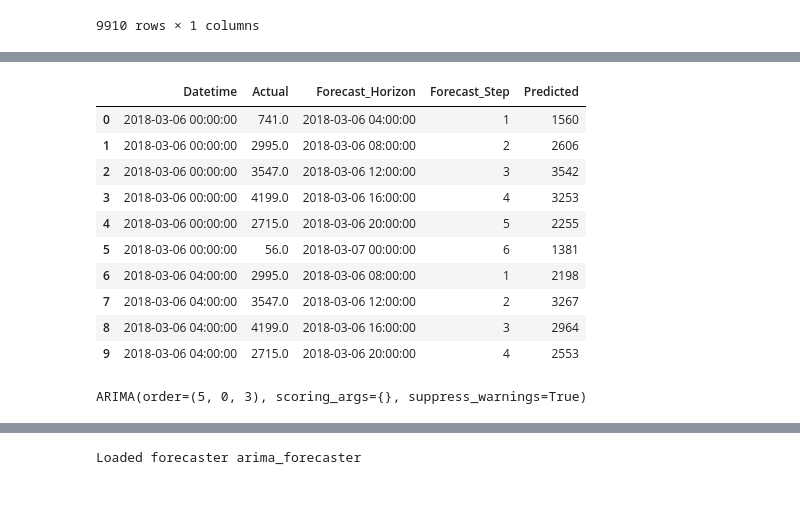
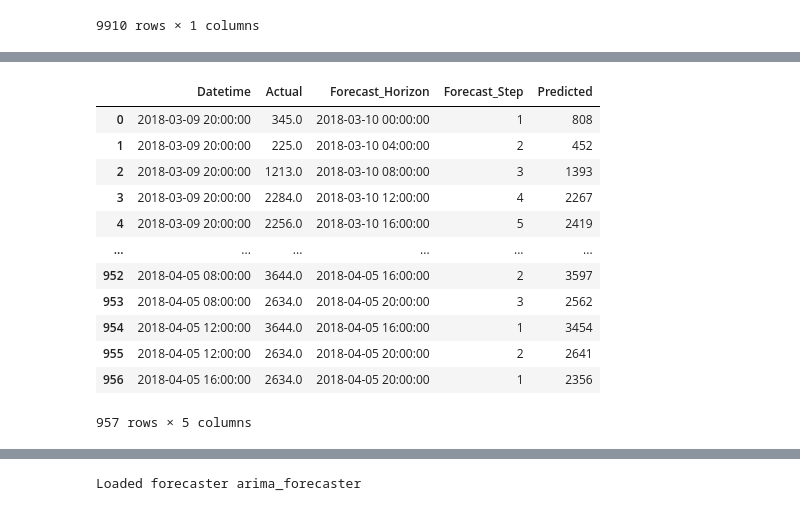
Before and after one commit to wang-yiche/DS5500-Project, a Jupyter notebook: Untitled.ipynb, the cells around one changed output, grey strips where cells are left out. Cells and saved outputs as stored; diff of their text form; code cells hidden in the pictures.

Commit message:
add MLP Model

```diff
--- a/Untitled.ipynb
+++ b/Untitled.ipynb
@@ -39,21 +41,19 @@ forecasts, model = tool.fit()
 # %%
-forecasts.head(10)
+forecasts
 # %% [output]
 |  | Datetime | Actual | Forecast_Horizon | Forecast_Step | Predicted |
-| 0 | 2018-03-06 00:00:00 | 741.0 | 2018-03-06 04:00:00 | 1 | 1560 |
-| 1 | 2018-03-06 00:00:00 | 2995.0 | 2018-03-06 08:00:00 | 2 | 2606 |
-| 2 | 2018-03-06 00:00:00 | 3547.0 | 2018-03-06 12:00:00 | 3 | 3542 |
-| 3 | 2018-03-06 00:00:00 | 4199.0 | 2018-03-06 16:00:00 | 4 | 3253 |
-| 4 | 2018-03-06 00:00:00 | 2715.0 | 2018-03-06 20:00:00 | 5 | 2255 |
-| 5 | 2018-03-06 00:00:00 | 56.0 | 2018-03-07 00:00:00 | 6 | 1381 |
-| 6 | 2018-03-06 04:00:00 | 2995.0 | 2018-03-06 08:00:00 | 1 | 2198 |
-| 7 | 2018-03-06 04:00:00 | 3547.0 | 2018-03-06 12:00:00 | 2 | 3267 |
-| 8 | 2018-03-06 04:00:00 | 4199.0 | 2018-03-06 16:00:00 | 3 | 2964 |
-| 9 | 2018-03-06 04:00:00 | 2715.0 | 2018-03-06 20:00:00 | 4 | 2553 |
+| 0 | 2018-03-09 20:00:00 | 345.0 | 2018-03-10 00:00:00 | 1 | 808 |
+| 1 | 2018-03-09 20:00:00 | 225.0 | 2018-03-10 04:00:00 | 2 | 452 |
+| 2 | 2018-03-09 20:00:00 | 1213.0 | 2018-03-10 08:00:00 | 3 | 1393 |
+| 3 | 2018-03-09 20:00:00 | 2284.0 | 2018-03-10 12:00:00 | 4 | 2267 |
+| 4 | 2018-03-09 20:00:00 | 2256.0 | 2018-03-10 16:00:00 | 5 | 2419 |
+| ... | ... | ... | ... | ... | ... |
+| 952 | 2018-04-05 08:00:00 | 3644.0 | 2018-04-05 16:00:00 | 2 | 3597 |
+| 953 | 2018-04-05 08:00:00 | 2634.0 | 2018-04-05 20:00:00 | 3 | 2562 |
+| 954 | 2018-04-05 12:00:00 | 3644.0 | 2018-04-05 16:00:00 | 1 | 3454 |
+| 955 | 2018-04-05 12:00:00 | 2634.0 | 2018-04-05 20:00:00 | 2 | 2641 |
+| 956 | 2018-04-05 16:00:00 | 2634.0 | 2018-04-05 20:00:00 | 1 | 2356 |
+957 rows × 5 columns
-# %%
-model
-# %% [output]
-ARIMA(order=(5, 0, 3), scoring_args={}, suppress_warnings=True)
 # %%
 tool.calculate_performance(forecasts, plot=True, horizon_step=2)
 # %% [output]
```
Also changed, not shown: parts of 5 cells of this notebook, 4 other files.
